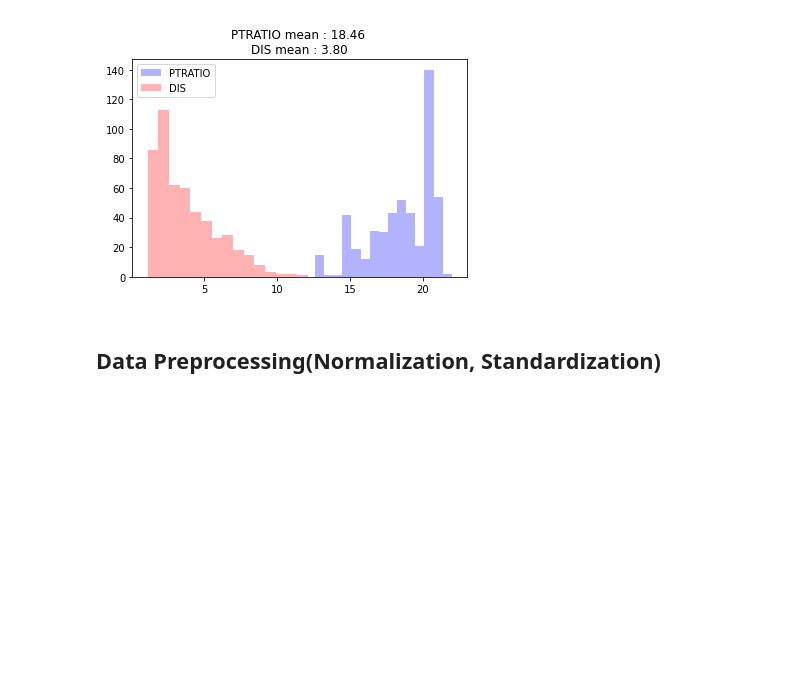
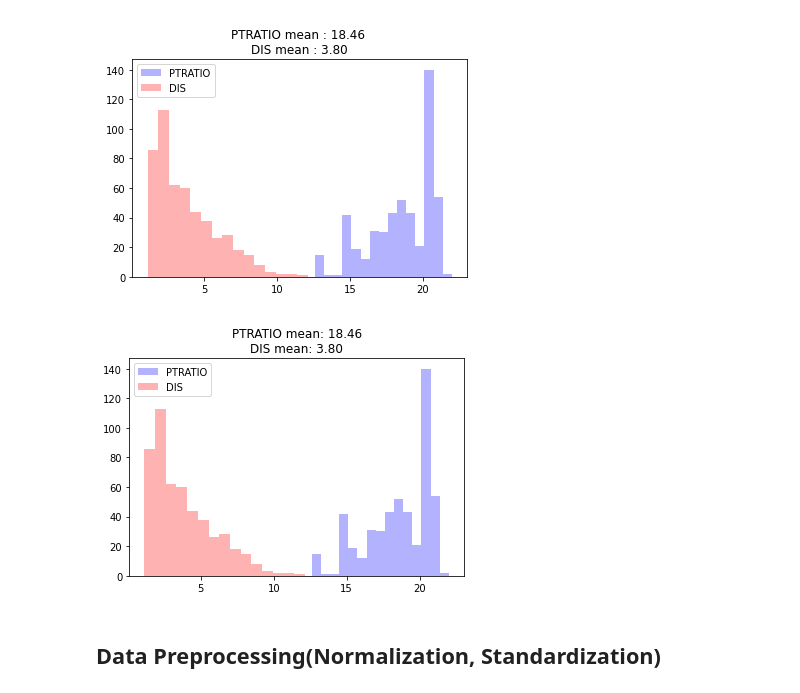
Before and after one commit to jiminAn/2023_WINTER_SAMSUNG_DL, a Jupyter notebook: 실습자료/day1/Day1_2_data_visualization_Practice.ipynb, the cells around one changed output. Cells and saved outputs as stored; diff of their text form; code cells hidden in the pictures; blank space fills up the shorter version.

```diff
--- a/실습자료/day1/Day1_2_data_visualization_Practice.ipynb
+++ b/실습자료/day1/Day1_2_data_visualization_Practice.ipynb
@@ -173,0 +181,22 @@ plt.show()
+# %%
+# Exercise2
+###### write code here ######
+# plt.hist(df['PTRATIO'], bins=15, alpha=0.3, color='b')
+plt.hist(df['DIS'], bins=15, alpha=0.3, color='r')
+plt.hist(df['PTRATIO'], bins=15, alpha=0.3, label ='PTRATIO' , color='b')
+
+plt.legend(['PTRATIO', 'DIS'])
+
+# # option 1
+# mean_ptratio = df['PTRATIO'].mean()
+# mean_dis = df['DIS'].mean()
+# plt.title(f"PTRATIO mean: {mean_ptratio:.2f}\nDIS mean: {mean_dis:.2f}")
+
+# option 2
+plt.title("PTRATIO mean: {:.2f}\nDIS mean: {:.2f}".format(df['PTRATIO'].mean(), df['DIS'].mean()))
+
+
+#############################
+plt.show()
+# %% [output]
+[figure, added]
```
Also changed, not shown: parts of 12 cells of this notebook, 3 other files.
